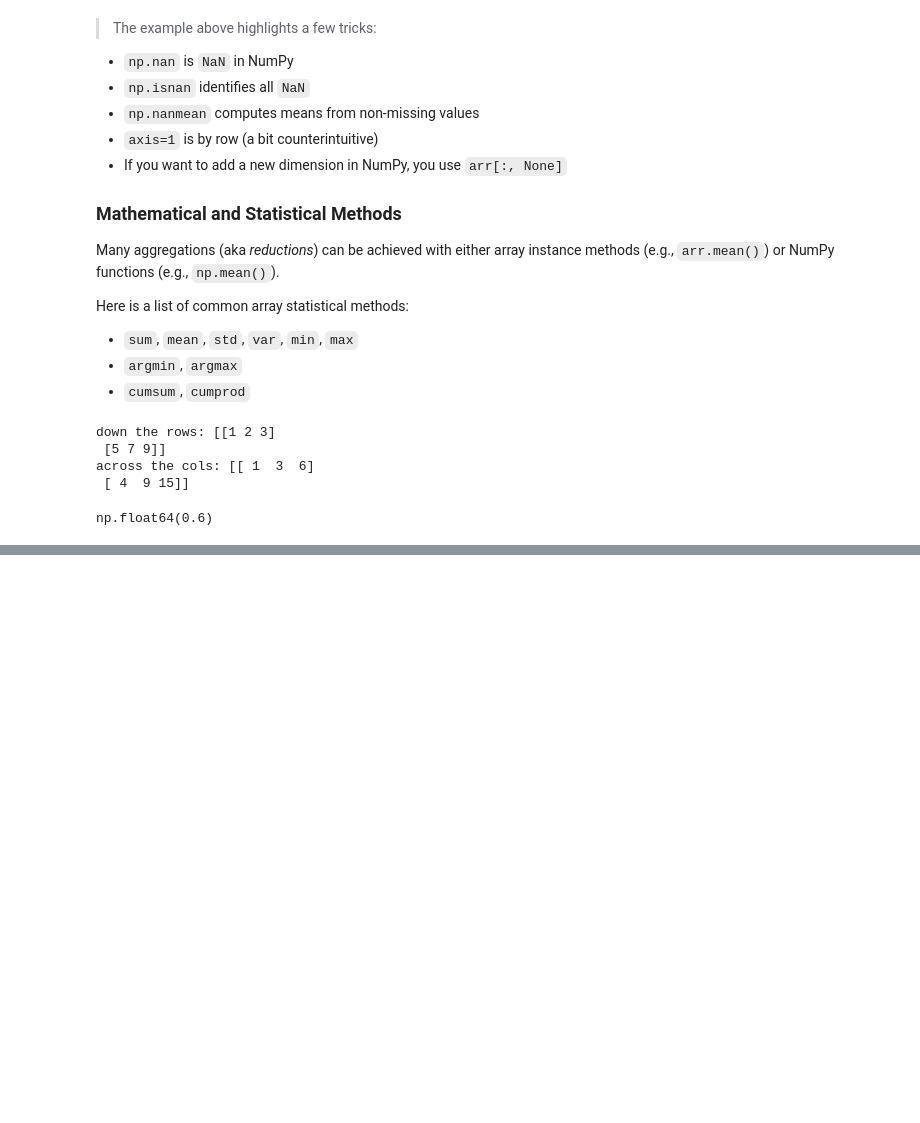
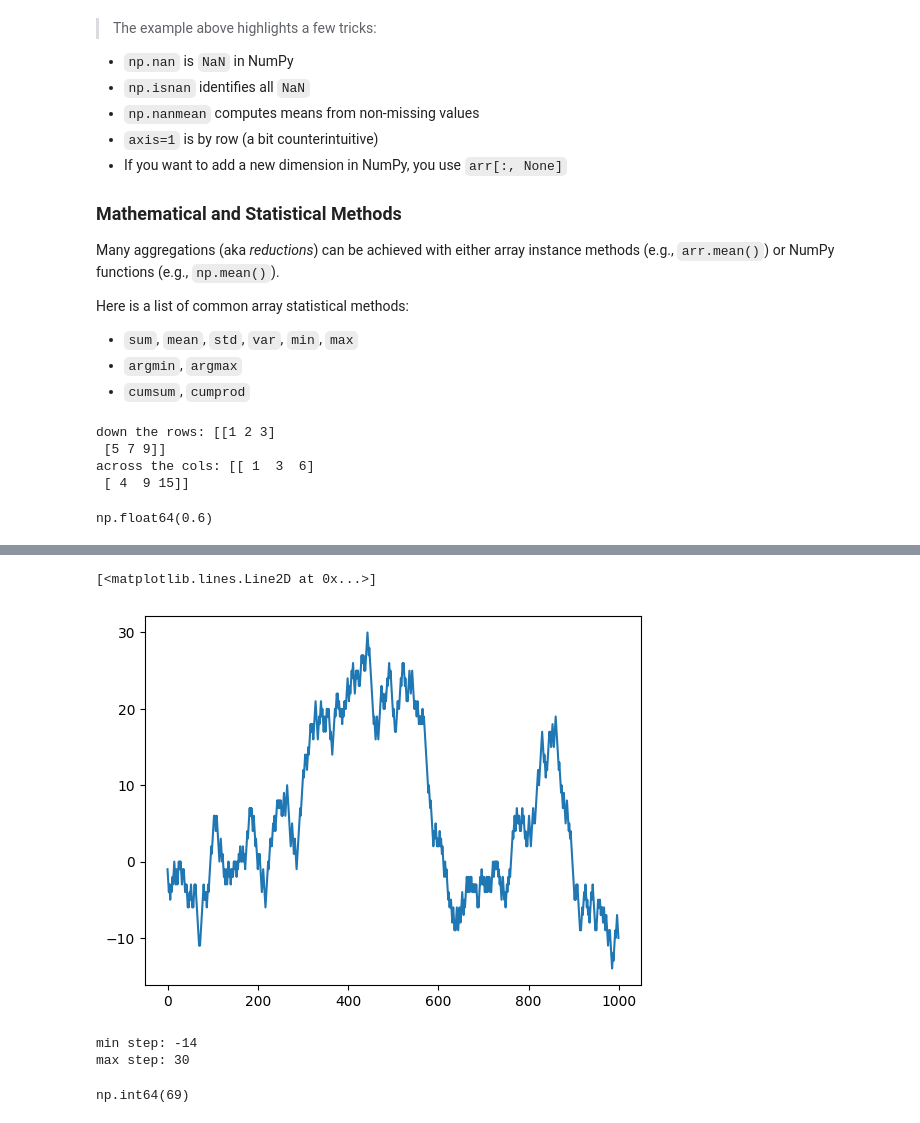
Before and after one commit to tensor-polinomics/l5, a Jupyter notebook: PDA/PDA/Chapter4.ipynb, the cells around one changed output, grey strips where cells are left out. Drawn from its saved outputs; the diff is of its cells as text; code cells hidden in the pictures; blank space fills up the shorter version.

```diff
--- a/PDA/PDA/Chapter4.ipynb
+++ b/PDA/PDA/Chapter4.ipynb
@@ -393,0 +516,20 @@ np.float64(0.6)
+# %%
+# simulating random walk with NumPy
+nsteps = 1_000
+draws = rng.integers(0, 2, size = nsteps)
+steps = np.where(draws == 1, 1, -1)
+walk = steps.cumsum()
+plt.plot(walk)
+# %% [output]
+[<matplotlib.lines.Line2D at 0x...>]
+[figure, added]
+# %%
+print(f"min step: {walk.min()}")
+print(f"max step: {walk.max()}")
+
+# How many steps did it take to reach abs >= 10
+(np.abs(walk) >= 10).argmax()
+# %% [output]
+min step: -14
+max step: 30
+np.int64(69)
```
Also changed, not shown: parts of 13 cells of this notebook, 1 other file.
